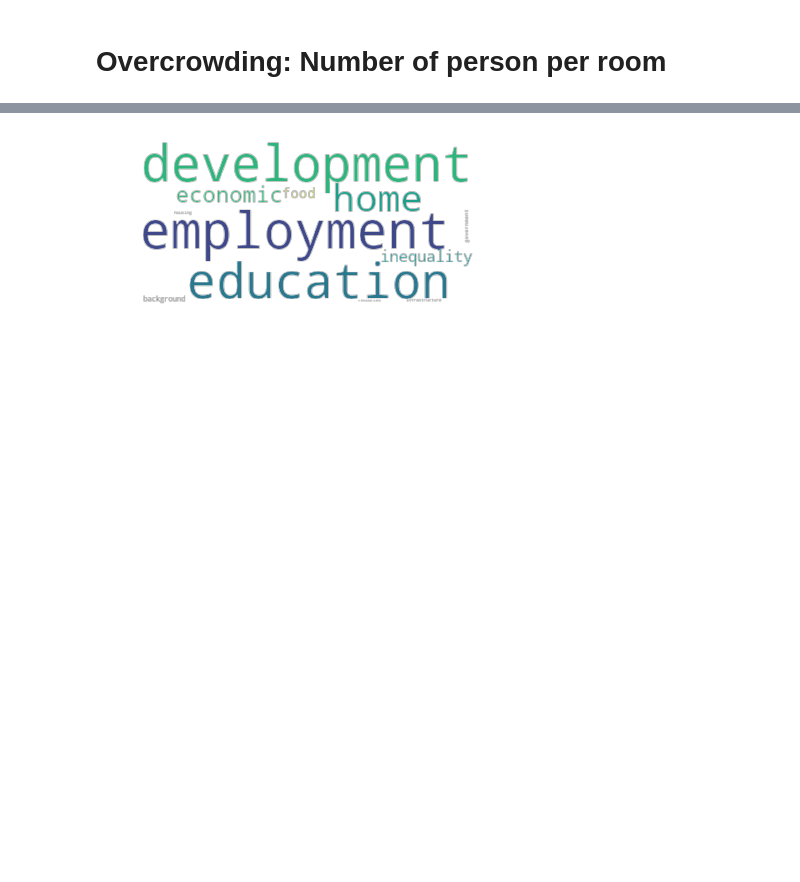
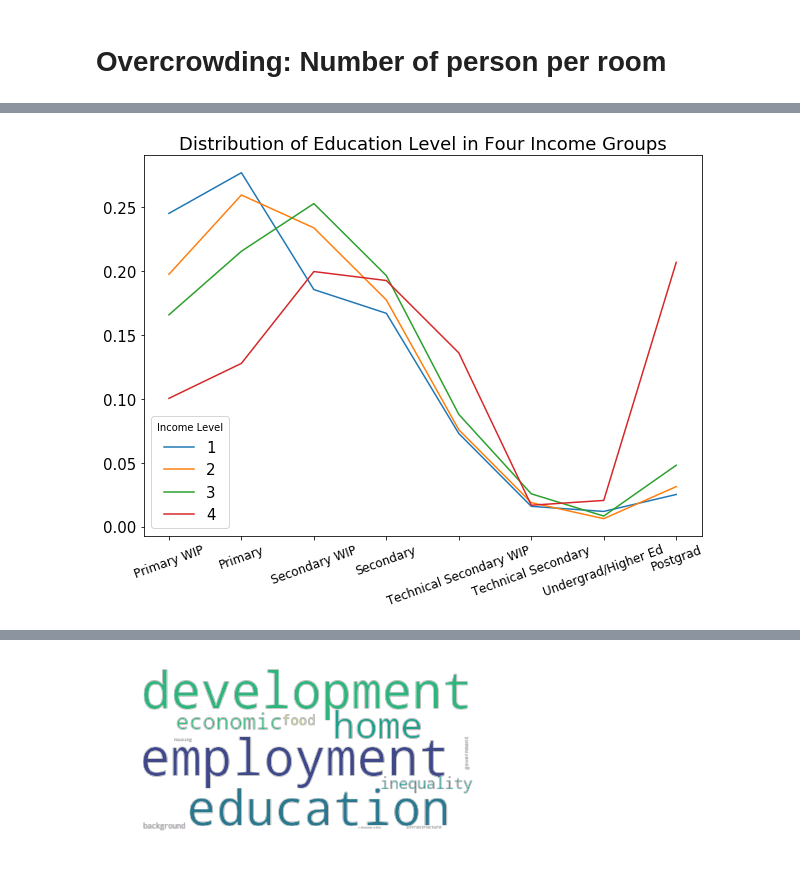
Before and after one commit to zhaomh1998/ece143, a Jupyter notebook: Final_Plots.ipynb, the cells around one changed output, grey strips where cells are left out. Cells and saved outputs as stored; diff of their text form; code cells hidden in the pictures; blank space fills up the shorter version.

```diff
--- a/Final_Plots.ipynb
+++ b/Final_Plots.ipynb
@@ -244,0 +69,4 @@ plt.savefig(os.getcwd() + '/plots/economy_income.png')
+# %%
+cr.plot_edu_level()
+# %% [output]
+[figure, added]
```
Also changed, not shown: parts of 29 cells of this notebook, 4 other files.
